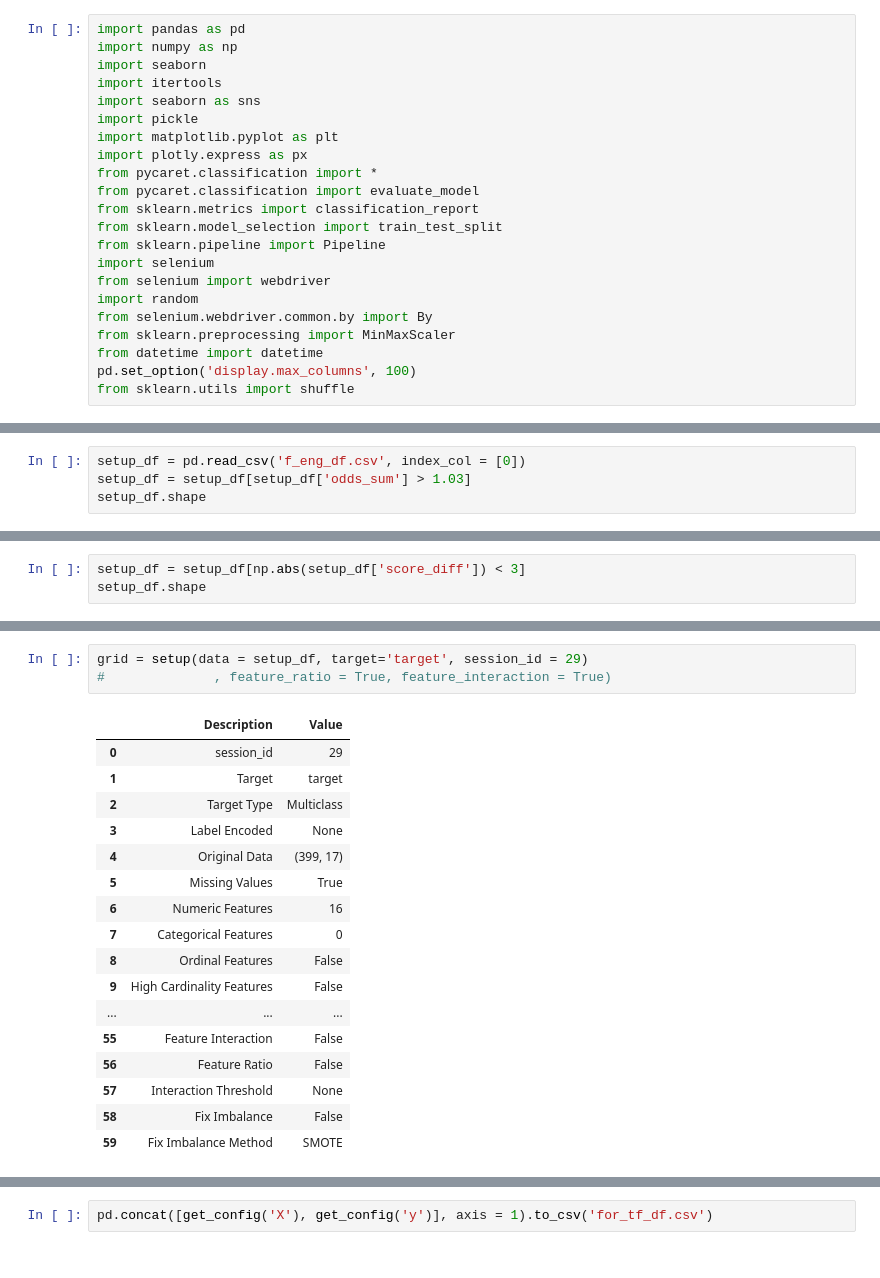
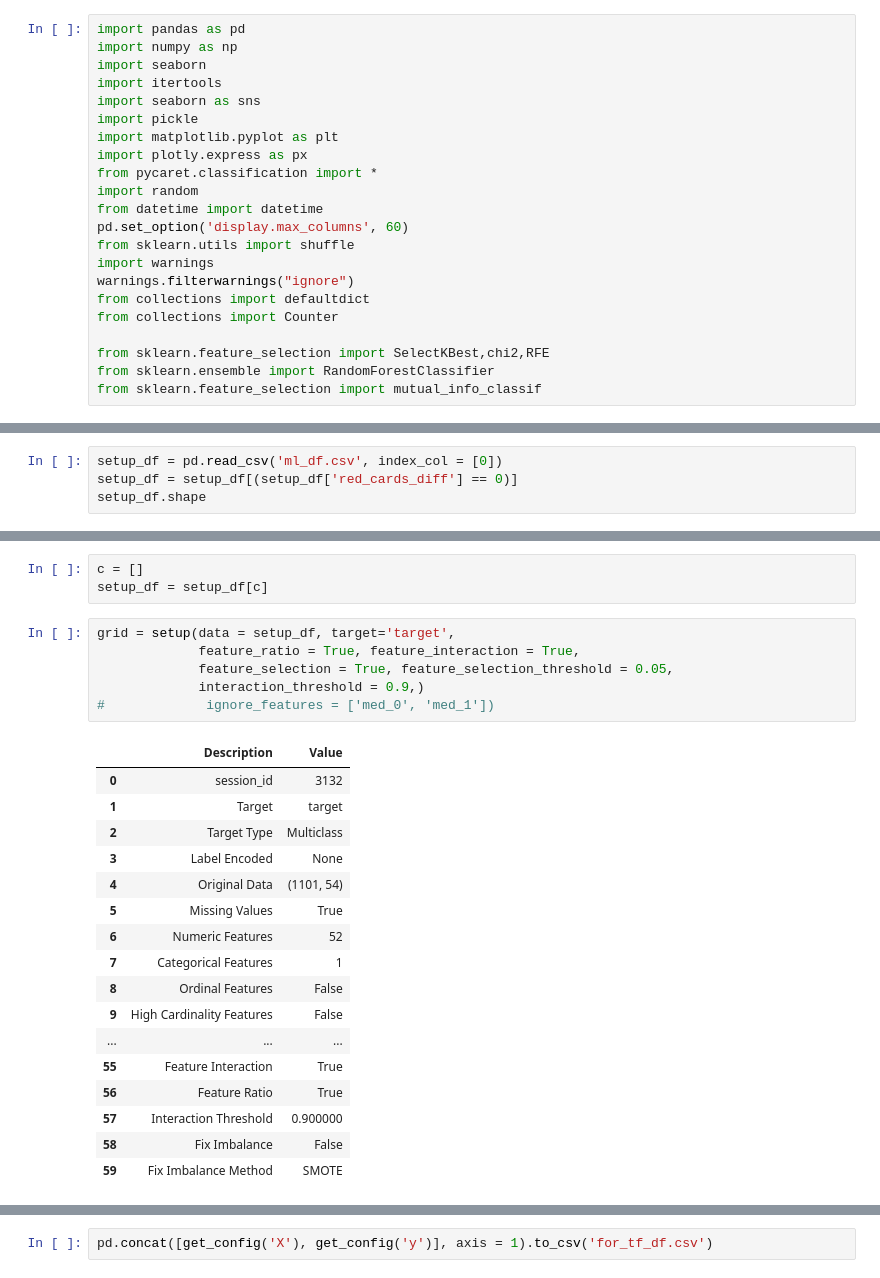
Before and after one commit to ido-tzhori/halftime, a Jupyter notebook: pycaret_profit_tester_eng.ipynb, the cells around one changed output, grey strips where cells are left out. Drawn from its saved outputs; the diff is of its cells as text.

```diff
--- a/pycaret_profit_tester_eng.ipynb
+++ b/pycaret_profit_tester_eng.ipynb
@@ -8,17 +8,17 @@ import pickle
 import matplotlib.pyplot as plt
 import plotly.express as px
 from pycaret.classification import *
-from pycaret.classification import evaluate_model
-from sklearn.metrics import classification_report
-from sklearn.model_selection import train_test_split
-from sklearn.pipeline import Pipeline
-import selenium
-from selenium import webdriver
 import random
-from selenium.webdriver.common.by import By
-from sklearn.preprocessing import MinMaxScaler
 from datetime import datetime
-pd.set_option('display.max_columns', 100)
+pd.set_option('display.max_columns', 60)
 from sklearn.utils import shuffle
+import warnings
+warnings.filterwarnings("ignore")
+from collections import defaultdict
+from collections import Counter
+
+from sklearn.feature_selection import SelectKBest,chi2,RFE
+from sklearn.ensemble import RandomForestClassifier
+from sklearn.feature_selection import mutual_info_classif
 # %%
 def kelly(p, b, weight):
@@ -26,6 +26,6 @@ def kelly(p, b, weight):
     return stake if stake > 0.0 else 'no value'
 # %%
-setup_df = pd.read_csv('f_eng_df.csv', index_col = [0])
-setup_df = setup_df[setup_df['odds_sum'] > 1.03]
+setup_df = pd.read_csv('ml_df.csv', index_col = [0])
+setup_df = setup_df[(setup_df['red_cards_diff'] == 0)]
 setup_df.shape
 # %% [output]
@@ -33,3 +32,0 @@ setup_df.shape
-# %%
-setup_df = setup_df[np.abs(setup_df['score_diff']) < 3]
-setup_df.shape
@@ -64,21 +33,27 @@ setup_df = setup_df[c]
+# %%
+c = []
+setup_df = setup_df[c]
 # %%
-grid = setup(data = setup_df, target='target', session_id = 29)
-#              , feature_ratio = True, feature_interaction = True)
+grid = setup(data = setup_df, target='target',
+             feature_ratio = True, feature_interaction = True,
+             feature_selection = True, feature_selection_threshold = 0.05,
+             interaction_threshold = 0.9,)
+#             ignore_features = ['med_0', 'med_1'])
 # %% [output]
 |  | Description | Value |
-| 0 | session_id | 29 |
+| 0 | session_id | 3132 |
 | 1 | Target | target |
 | 2 | Target Type | Multiclass |
 | 3 | Label Encoded | None |
-| 4 | Original Data | (399, 17) |
+| 4 | Original Data | (1101, 54) |
 | 5 | Missing Values | True |
-| 6 | Numeric Features | 16 |
-| 7 | Categorical Features | 0 |
+| 6 | Numeric Features | 52 |
+| 7 | Categorical Features | 1 |
 | 8 | Ordinal Features | False |
 | 9 | High Cardinality Features | False |
 | ... | ... | ... |
-| 55 | Feature Interaction | False |
-| 56 | Feature Ratio | False |
-| 57 | Interaction Threshold | None |
+| 55 | Feature Interaction | True |
+| 56 | Feature Ratio | True |
+| 57 | Interaction Threshold | 0.900000 |
 | 58 | Fix Imbalance | False |
 | 59 | Fix Imbalance Method | SMOTE |
```
Also changed, not shown: parts of 34 cells of this notebook, 5 other files.
